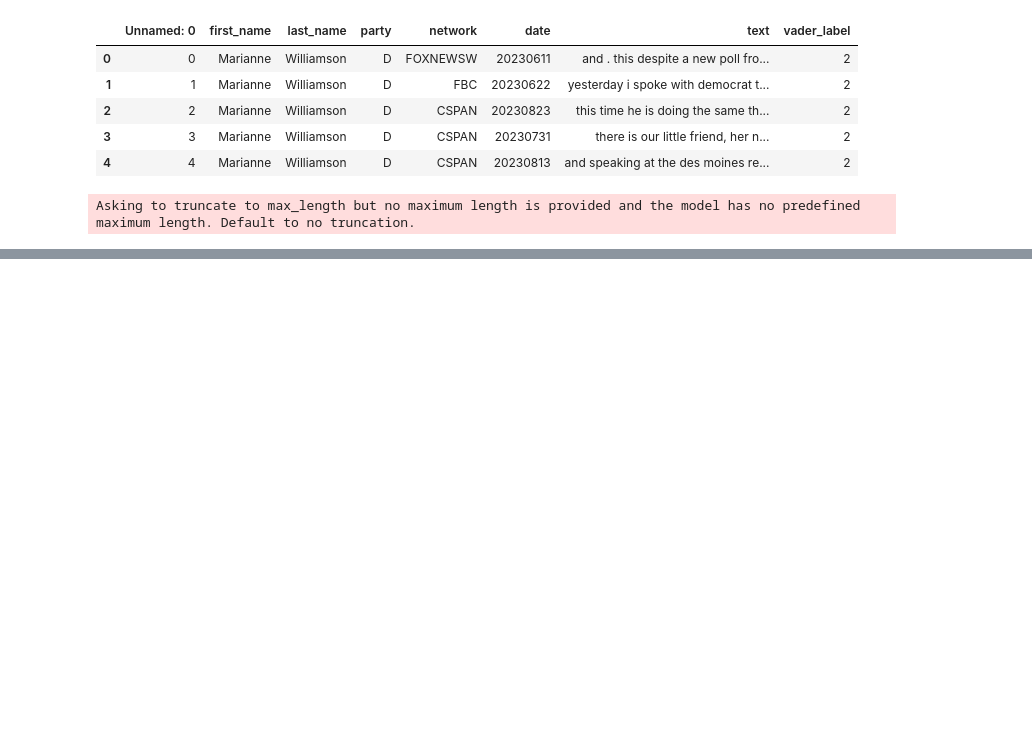
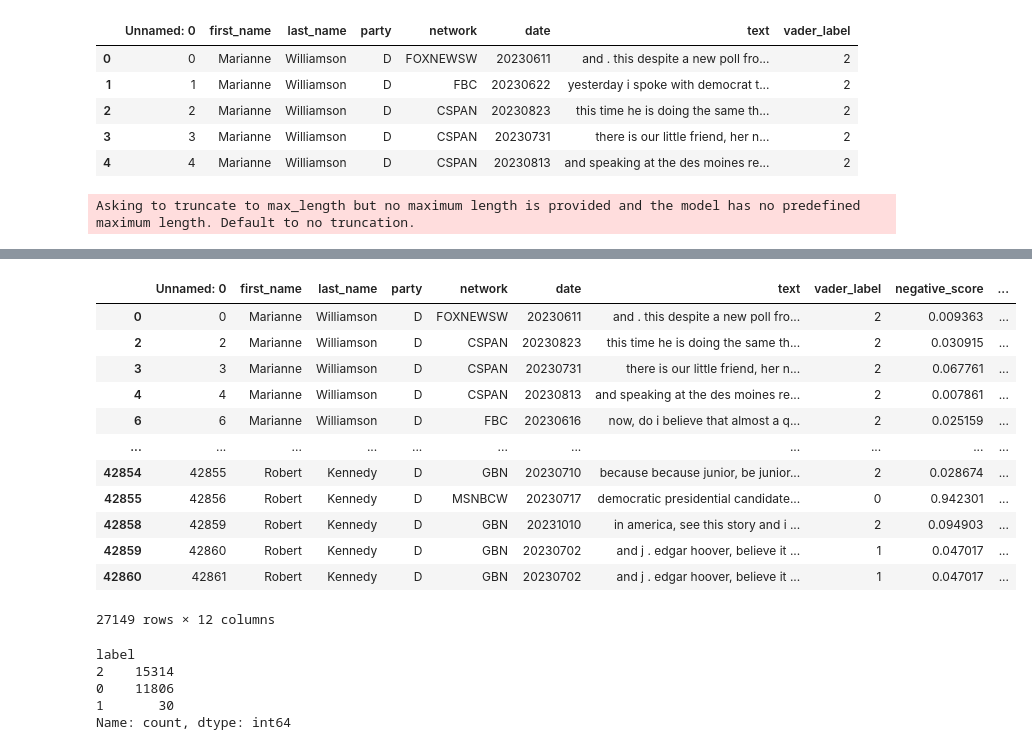
Before and after one commit to luke-stoner/AC215_LNT, a Jupyter notebook: src/bert_label/bert_label.ipynb, the cells around one changed output, grey strips where cells are left out. Saved outputs shown, nothing was run; the diff lists cells and outputs as text; code cells hidden in the pictures; blank space fills up the shorter version.

```diff
--- a/src/bert_label/bert_label.ipynb
+++ b/src/bert_label/bert_label.ipynb
@@ -16,21 +16,20 @@ from tqdm import tqdm
 # Declare global variables
 GCP_KEY = '/home/jupyter/secrets/ac215.json'
 GCP_DATA_BUCKET = 'data-lnt'
+GCP_MODELS_BUCKET = 'models-lnt'
 GCP_SOURCE_FILENAME = 'processed/vader_labeled_initial.csv'
-BATCH_SIZE = 64
 MODEL_SPECIFICATION = "cardiffnlp/twitter-xlm-roberta-base-sentiment"
 OUTPUT_FILEPATH = 'processed/labeled.csv'
 MODEL_DIR_FINETUNE = 'fine_tune_label'
 
-HIGH_CONFIDENCE_THRESHOLD = 0.8
+HIGH_CONFIDENCE_THRESHOLD = 0.9
 TEST_SIZE = 0.2
-NUMBER_EPOCHS = 3
+NUMBER_EPOCHS = 1
 RANDOM_STATE = 215
 ADAM_LEARNING_RATE = 1e-5
 ADAM_BATCH_SIZE = 32
 LABEL_BATCH_SIZE = 32
 PATIENCE = 2
-NUMBER_EPOCHS = 5
 # %%
 #create GCP Client
 os.environ["GOOGLE_APPLICATION_CREDENTIALS"] = GCP_KEY
@@ -391,4 +396,29 @@ label
 Name: count, dtype: int64
+# %%
+high_confidence_df = get_high_confidence_df(VADER_df)
+high_confidence_df.head(-1)
+# %% [output]
+|  | Unnamed: 0 | first_name | last_name | party | network | date | text | vader_label | negative_score | ... |
+| 0 | 0 | Marianne | Williamson | D | FOXNEWSW | 20230611 | and . this despite a new poll fro... | 2 | 0.009363 | ... |
+| 2 | 2 | Marianne | Williamson | D | CSPAN | 20230823 | this time he is doing the same th... | 2 | 0.030915 | ... |
+| 3 | 3 | Marianne | Williamson | D | CSPAN | 20230731 | there is our little friend, her n... | 2 | 0.067761 | ... |
+| 4 | 4 | Marianne | Williamson | D | CSPAN | 20230813 | and speaking at the des moines re... | 2 | 0.007861 | ... |
+| 6 | 6 | Marianne | Williamson | D | FBC | 20230616 | now, do i believe that almost a q... | 2 | 0.025159 | ... |
+| ... | ... | ... | ... | ... | ... | ... | ... | ... | ... | ... |
+| 42854 | 42855 | Robert | Kennedy | D | GBN | 20230710 | because because junior, be junior... | 2 | 0.028674 | ... |
+| 42855 | 42856 | Robert | Kennedy | D | MSNBCW | 20230717 | democratic presidential candidate... | 0 | 0.942301 | ... |
+| 42858 | 42859 | Robert | Kennedy | D | GBN | 20231010 | in america, see this story and i ... | 2 | 0.094903 | ... |
+| 42859 | 42860 | Robert | Kennedy | D | GBN | 20230702 | and j . edgar hoover, believe it ... | 1 | 0.047017 | ... |
+| 42860 | 42861 | Robert | Kennedy | D | GBN | 20230702 | and j . edgar hoover, believe it ... | 1 | 0.047017 | ... |
+27149 rows × 12 columns
+# %%
+high_confidence_df['label'].value_counts()
+# %% [output]
+label
+2    15314
+0    11806
+1       30
+Name: count, dtype: int64
 # %%
 #get training and validation datasets for BERT data
 train_data_BERT, valid_data_BERT = get_datasets(high_confidence_df, 'label', tokenizer, TEST_SIZE)
```
Also changed, not shown: parts of 9 cells of this notebook.
